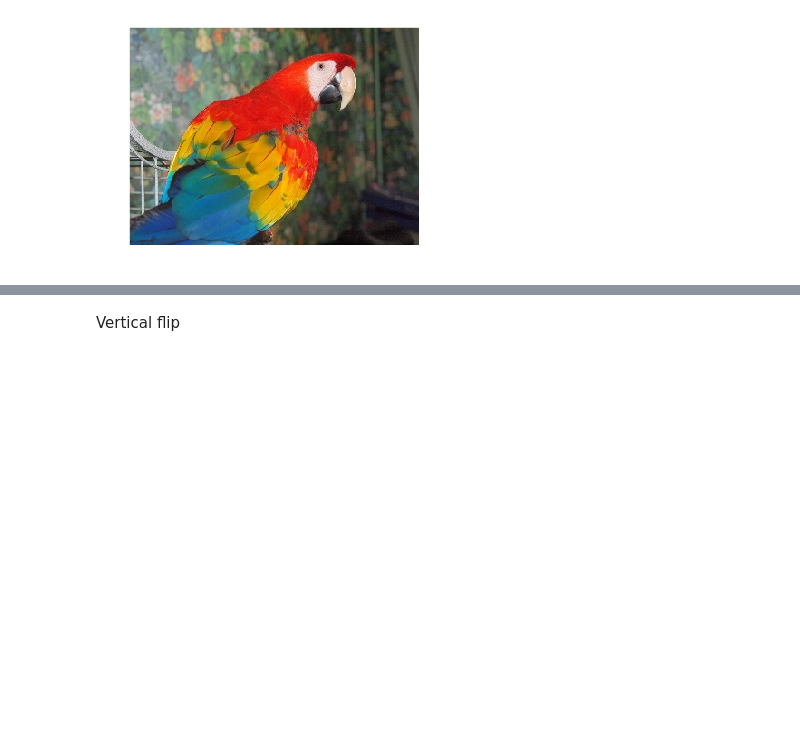
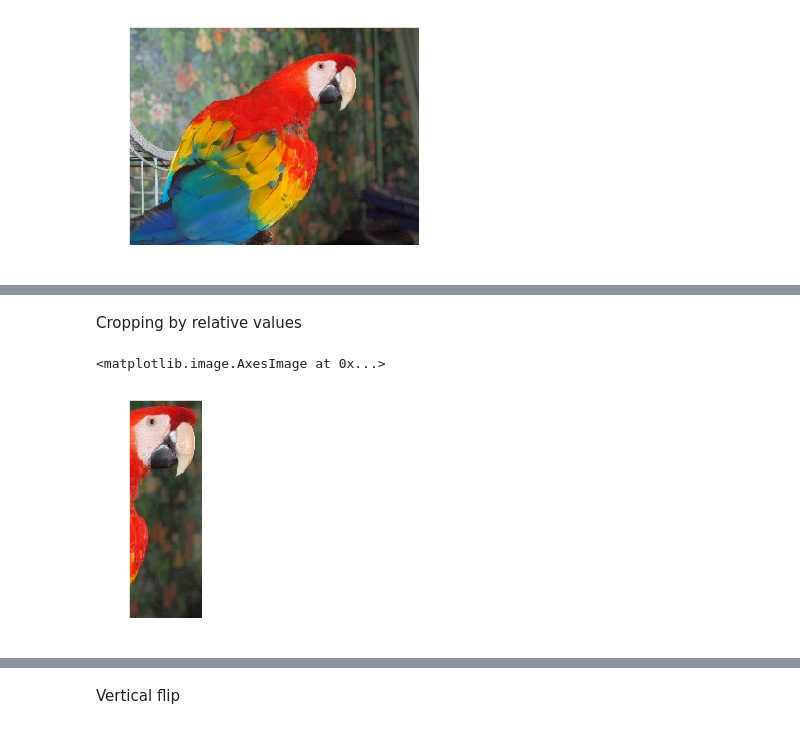
Before and after one commit to gorodion/pycv, a Jupyter notebook: demo.ipynb, the cells around one changed output, grey strips where cells are left out. Drawn from its saved outputs; the diff is of its cells as text; code cells hidden in the pictures; blank space fills up the shorter version.

```diff
--- a/demo.ipynb
+++ b/demo.ipynb
@@ -154,0 +157,8 @@ plt.imshow(img)
+# %% [markdown]
+Cropping by relative values
+# %%
+cropped = cv3.crop(img, 0.1, 0.9, 0.6, 0.8, relative=True) # relative=True
+plt.imshow(cropped)
+# %% [output]
+<matplotlib.image.AxesImage at 0x...>
+[figure, added]
```
Also changed, not shown: parts of 33 cells of this notebook, 8 other files.
